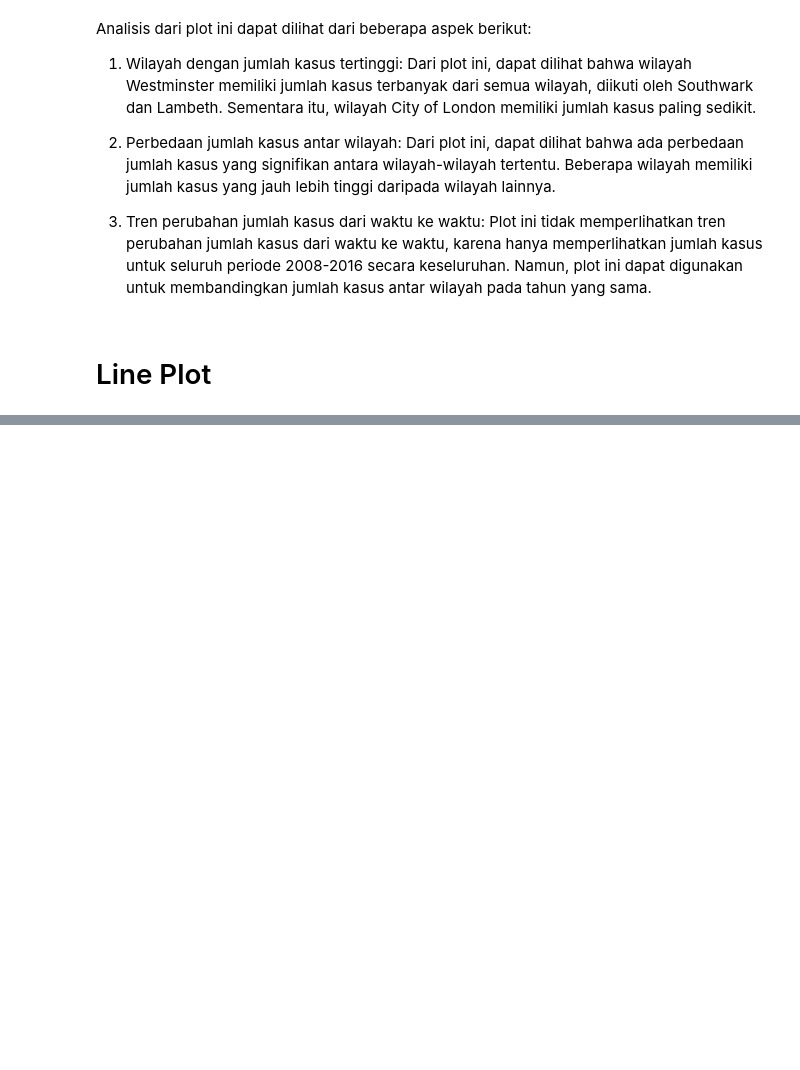
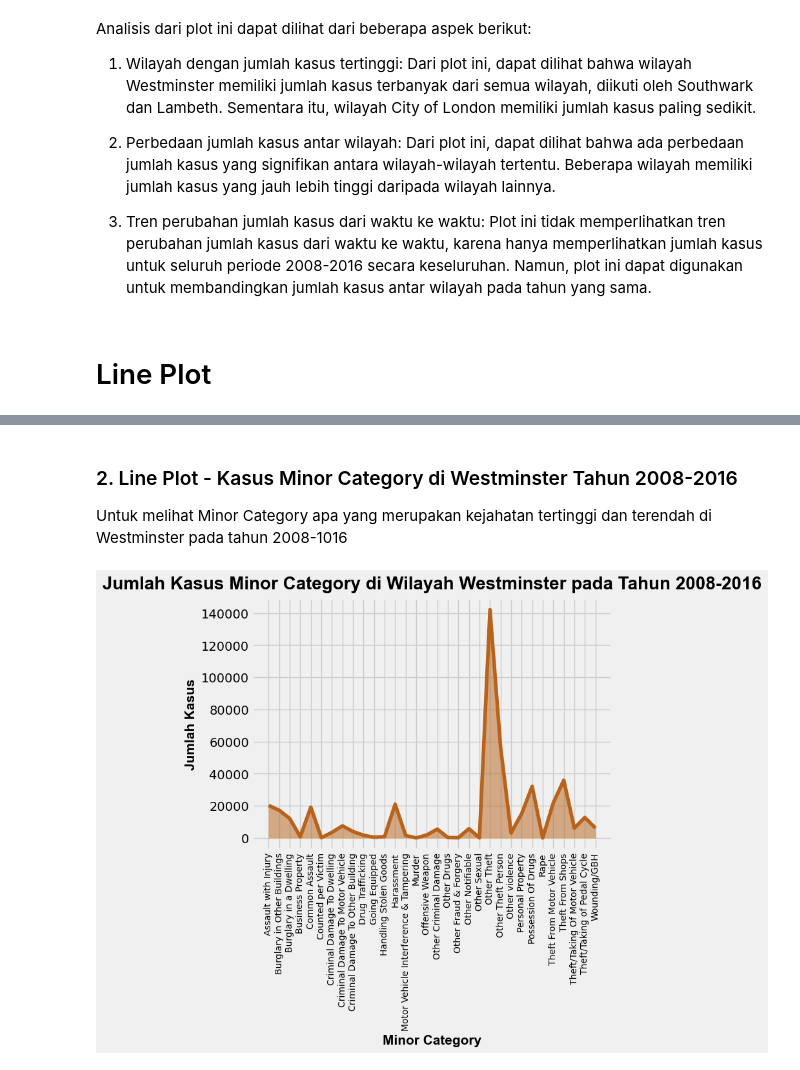
Before and after one commit to nuraln/python-01, a Jupyter notebook: data-crime-analism.ipynb, the cells around one changed output, grey strips where cells are left out. Drawn from its saved outputs; the diff is of its cells as text; code cells hidden in the pictures; blank space fills up the shorter version.

```diff
--- a/data-crime-analism.ipynb
+++ b/data-crime-analism.ipynb
@@ -317,0 +318,17 @@ plt.show()
+# %% [markdown]
+### 2. Line Plot - Kasus Minor Category di Westminster Tahun 2008-2016
+Untuk melihat Minor Category apa yang merupakan kejahatan tertinggi dan terendah di Westminster pada tahun 2008-1016
+# %%
+# Creating a variable to store minor case data for Westminster.
+df_westminster = df[(df['borough']=='Westminster')].groupby('minor_category')['value'].sum()
+
+# create plot
+plt.title('Jumlah Kasus Minor Category di Wilayah Westminster pada Tahun 2008-2016', fontdict={'fontname':'Arial', 'fontsize': 20, 'fontweight': 'bold', 'verticalalignment': 'bottom', 'y': 1.05}}
+plt.fill_between(df_westminster.index, df_westminster.values, alpha=0.5, color='orange', facecolor='#b8621b')
+df_westminster.plot(kind='line',color='#b8621b')
+plt.xticks(rotation=90, fontsize=10)
+plt.xlabel('Minor Category', fontsize=15, fontweight='semibold', fontname='Arial')
+plt.ylabel('Jumlah Kasus', fontsize=15, fontweight='semibold', fontname='Arial')
+plt.show()
+# %% [output]
+[figure, added]
```
Also changed, not shown: parts of 8 cells of this notebook.
